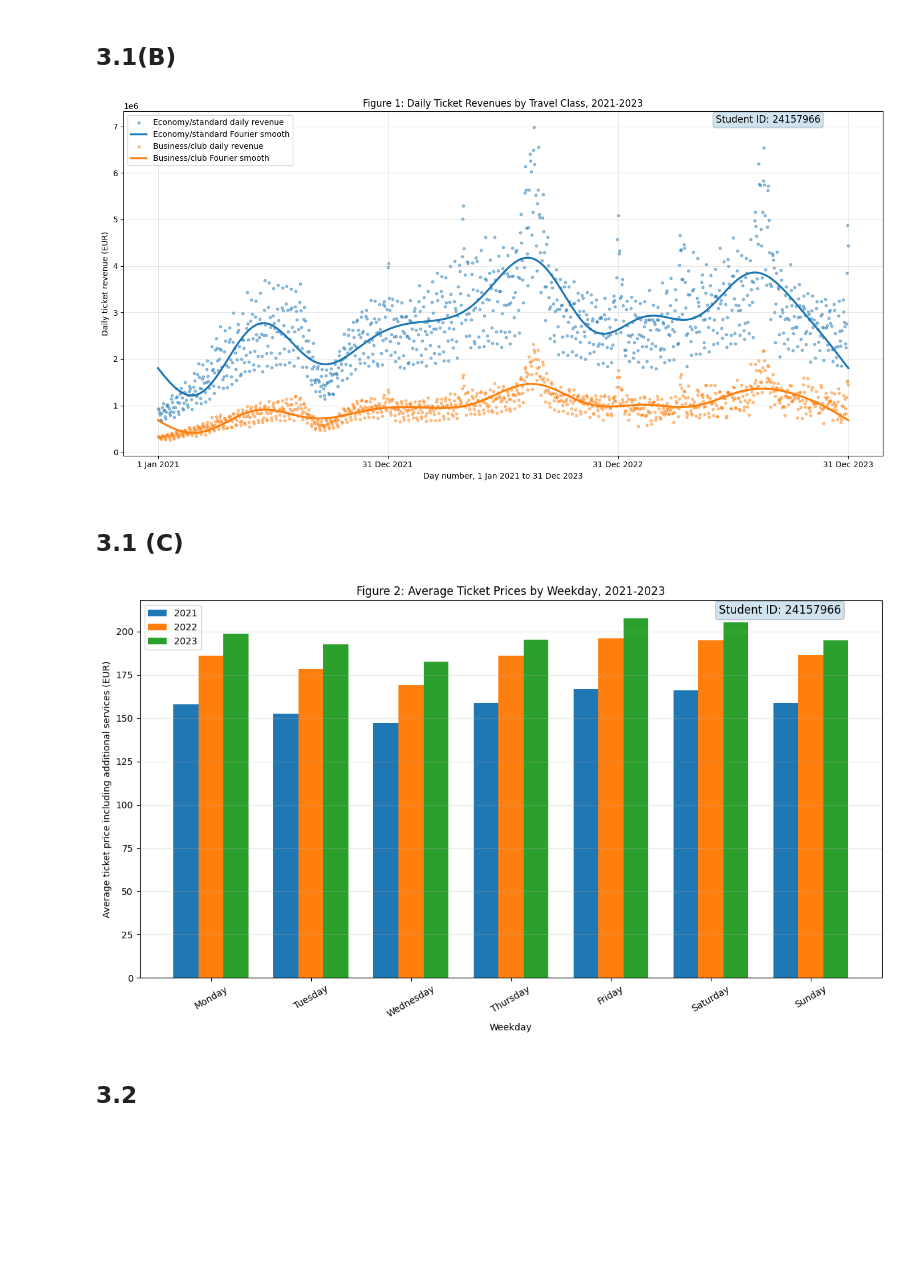
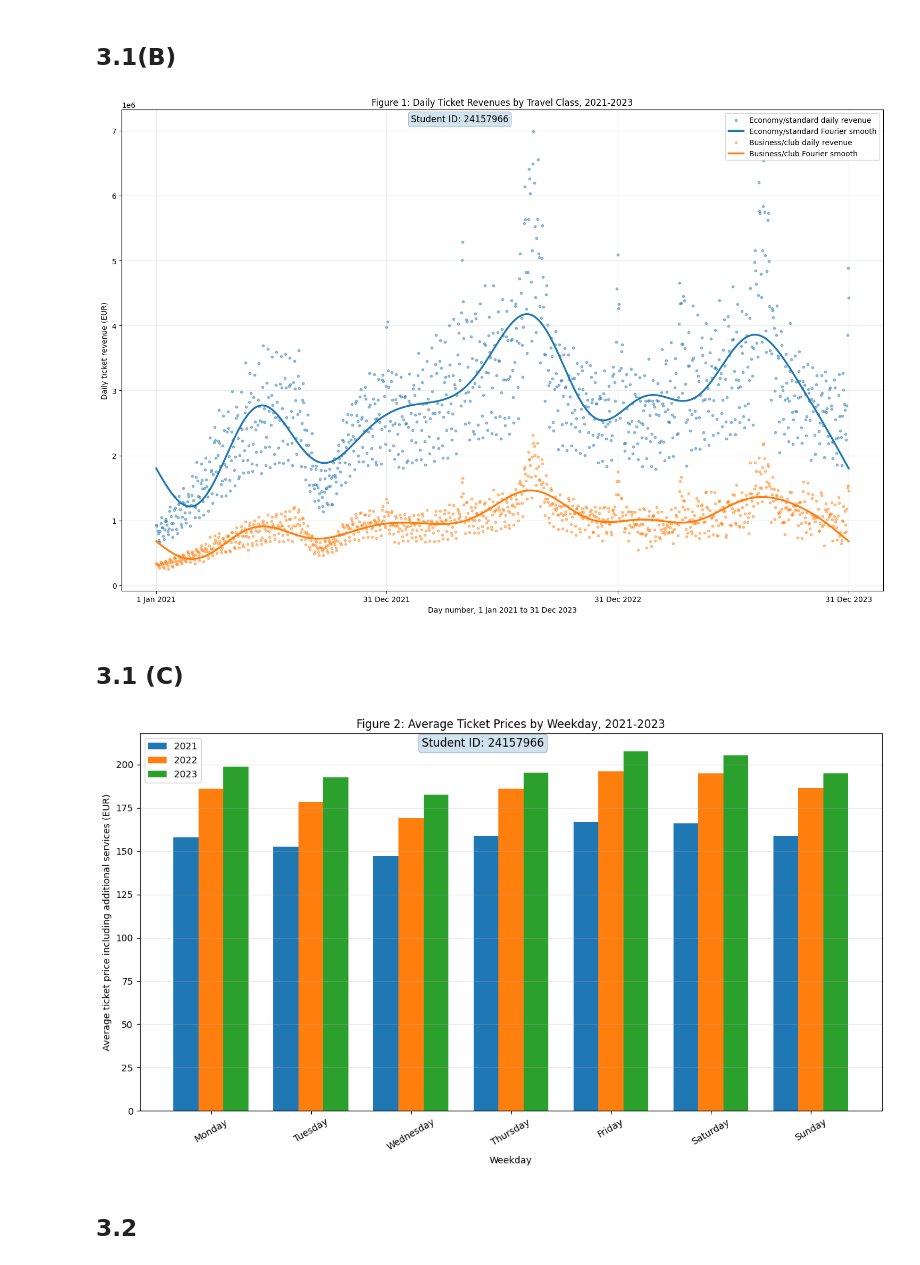
Before and after one commit to Dikshyant15/FundamentalOfDataScience_Defered, a Jupyter notebook: expirement.ipynb, the cells around one changed output. Drawn from its saved outputs; the diff is of its cells as text; code cells hidden in the pictures; blank space fills up the shorter version.

```diff
--- a/expirement.ipynb
+++ b/expirement.ipynb
@@ -117,46 +117,47 @@ std_smooth = fourier_smooth(x, std_revenue, terms=8)
 bus_smooth = fourier_smooth(x, bus_revenue, terms=8)
 
 # Create ONE panel with all four plots
-plt.figure(figsize=(14, 7))
+plt.figure(figsize=(15, 10))
 
 plt.scatter(x, std_revenue, s=10, alpha=0.45, label="Economy/standard daily revenue")
 plt.plot(x, std_smooth, linewidth=2.5, label="Economy/standard Fourier smooth")
 
 plt.scatter(x, bus_revenue, s=10, alpha=0.45, label="Business/club daily revenue")
 plt.plot(x, bus_smooth, linewidth=2.5, label="Business/club Fourier smooth")
 
 plt.xlabel("Day number, 1 Jan 2021 to 31 Dec 2023")
 plt.ylabel("Daily ticket revenue (EUR)")
 plt.title("Figure 1: Daily Ticket Revenues by Travel Class, 2021-2023")
+plt.text(
+    0.38,
+    0.99,
+    "Student ID: 24157966",
+    transform=plt.gca().transAxes,
+    fontsize=12,
+    verticalalignment="top",
+    bbox=dict(boxstyle="round", alpha=0.2)
+)
+
 
 plt.xticks(
     [1, 365, 730, 1095],
     ["1 Jan 2021", "31 Dec 2021", "31 Dec 2022", "31 Dec 2023"]
 )
 
 plt.legend()
 plt.grid(True, alpha=0.3)
 
-# Replace this with your actual student ID before submission
-plt.text(
-    0.78,
-    0.99,
-    "Student ID: 24157966",
-    transform=plt.gca().transAxes,
-    fontsize=12,
-    verticalalignment="top",
-    bbox=dict(boxstyle="round", alpha=0.2)
-)
+
 
 plt.tight_layout()
 
 # output_path = "/mnt/data/figure1_one_panel.png"
 # plt.savefig(output_path, dpi=300, bbox_inches="tight")
 # plt.show()
 
 # output_path
 # %% [output]
-[figure, old version]
+[figure, new version]
 # %% [markdown]
 ## 3.1 (C)
 # %%
@@ -206,7 +207,7 @@ plt.legend()
 plt.grid(axis="y", alpha=0.3)
 
 plt.text(
-    0.78,
+    0.38,
     0.99,
     "Student ID: 24157966",
     transform=plt.gca().transAxes,
@@ -217,7 +218,7 @@ plt.text(
 
 plt.tight_layout()
 # %% [output]
-[figure, old version]
+[figure, new version]
 # %% [markdown]
 ## 3.2
 # %%
```
Also changed, not shown: parts of 1 cell of this notebook, 3 other files.
